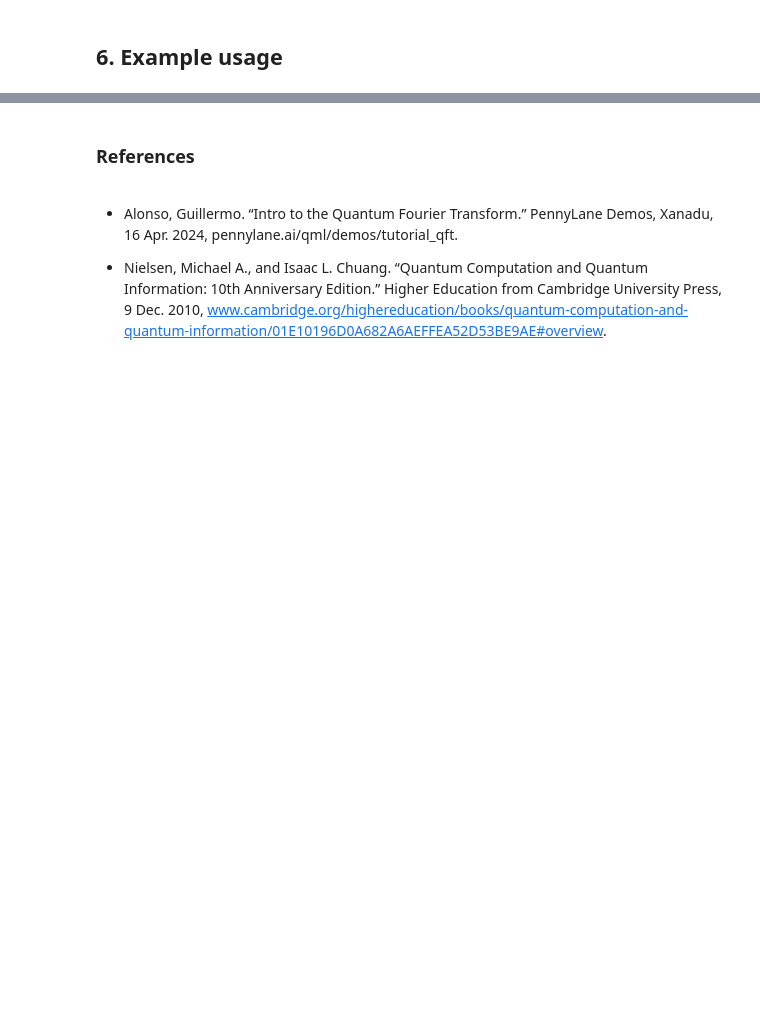
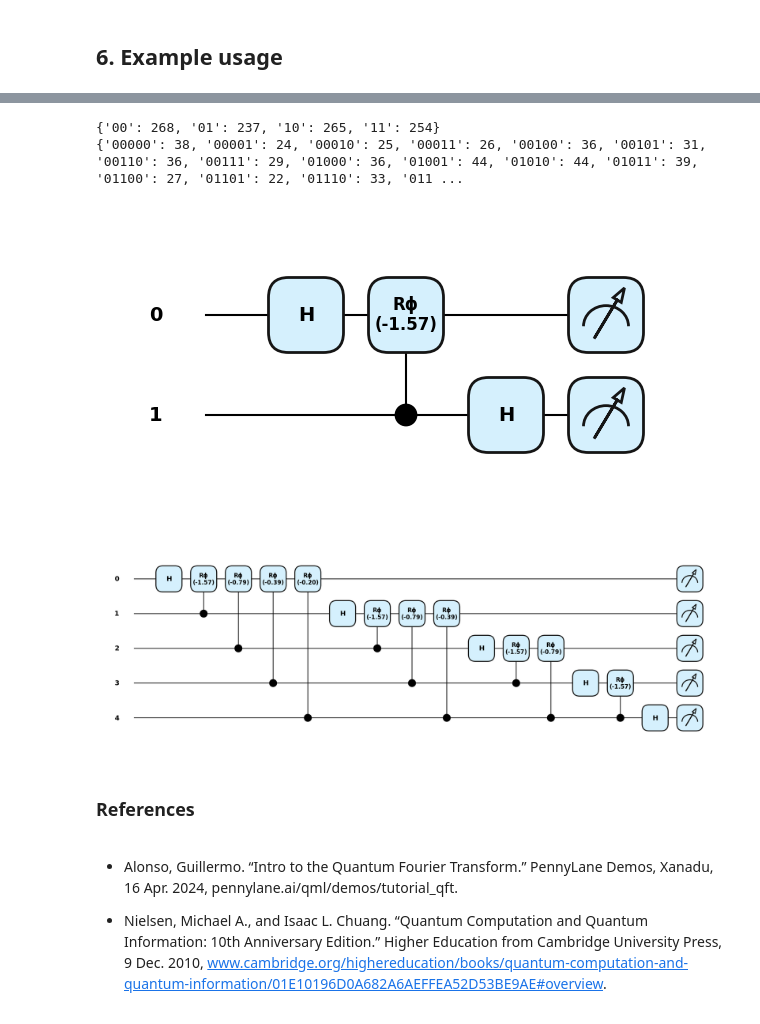
Before and after one commit to msoliviawatt/QFT-Cross-Verification, a Jupyter notebook: qft_trapped_ion.ipynb, the cells around one changed output, grey strips where cells are left out. Drawn from its saved outputs; the diff is of its cells as text; code cells hidden in the pictures; blank space fills up the shorter version.

```diff
--- a/qft_trapped_ion.ipynb
+++ b/qft_trapped_ion.ipynb
@@ -28,11 +28,11 @@ import numpy as np
 import matplotlib.pyplot as plt
 
 # Account to be set up on IonQ website
-api_key = os.getenv('IONQ_API_KEY') or getpass('MXzNBT3ZB0Xuiu6onAmXGaSqGCclASYq')
+# api_key = os.getenv('IONQ_API_KEY') or getpass('MXzNBT3ZB0Xuiu6onAmXGaSqGCclASYq')
 
 # Might need to change if quantum computer access is granted
 # Adjust 'wires' for more qubits
-dev = qml.device('ionq.simulator', api_key=api_key, wires=20)
+dev = qml.device('ionq.simulator', api_key="MXzNBT3ZB0Xuiu6onAmXGaSqGCclASYq", wires=3, shots=1024)
 # %% [markdown]
 ## 3. QFT Individual Control Gate Helper
 # %% [markdown]
@@ -91,3 +98,41 @@ plt.show()
+# %%
+def qft_trapped_ion(n: int, config: list[list[int]], shots=1) -> map:
+    # Initilize a new device
+    dev = qml.device('ionq.simulator', api_key="MXzNBT3ZB0Xuiu6onAmXGaSqGCclASYq", wires=n, shots=shots)
+
+    for i in range(n):
+        if config[i] == 1:
+            qml.X(i)
+
+    # We must assign the initial circuit function to every unique circuit created
+    @qml.qnode(dev)
+    def circuit():
+        cnt = n
+        for qubit in range(cnt):
+            qml.Hadamard(wires=qubit)
+            for control in range(qubit + 1, cnt):
+                k = control - qubit + 1
+                qft_control_rotate(control, qubit, k)
+
+        return qml.counts()
+
+    result = circuit()
+
+    fig, ax = qml.draw_mpl(circuit, style='pennylane', decimals=2)()
+
+    return result
+
+# Testing
+result = qft_trapped_ion(2, [1, 0], 1024)
+print(result)
+
+result = qft_trapped_ion(5, [1, 0, 1, 1, 1], 1024)
+print(result)
+# %% [output]
+{'00': 268, '01': 237, '10': 265, '11': 254}
+{'00000': 38, '00001': 24, '00010': 25, '00011': 26, '00100': 36, '00101': 31, '00110': 36, '00111': 29, '01000': 36, '01001': 44, '01010': 44, '01011': 39, '01100': 27, '01101': 22, '01110': 33, '011 ...
+[figure, added]
+[figure, added]
 # %% [markdown]
 ### References
 # %% [markdown]
```
Also changed, not shown: parts of 4 cells of this notebook, 3 other files.
